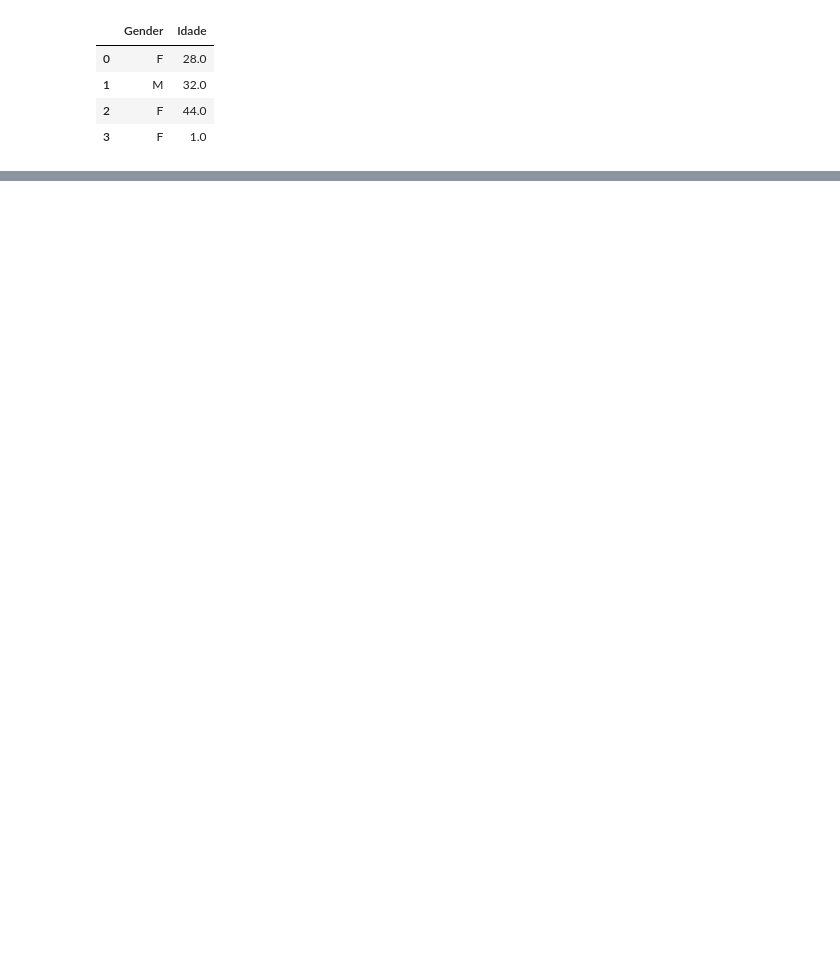
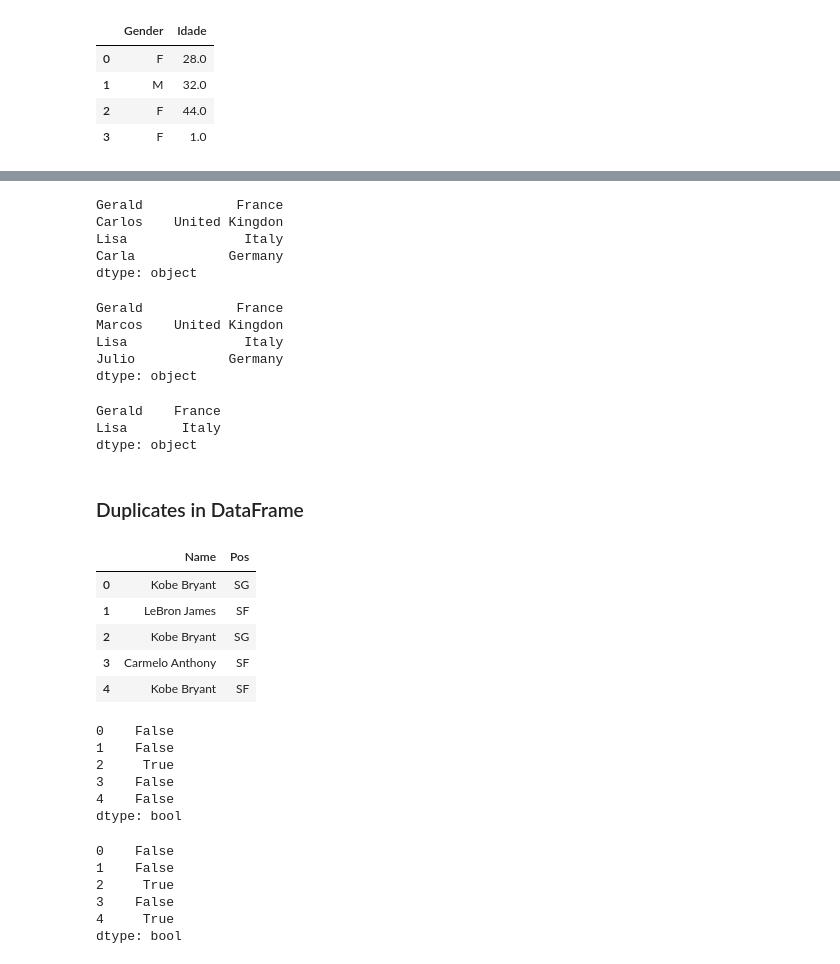
Before and after one commit to FranciniSantana/data-analysis-python-FreeCodeCamp, a Jupyter notebook: 2_Pandas__Data_Analysis_With_Python_freeCodeCamp.ipynb, the cells around one changed output, grey strips where cells are left out. Cells and saved outputs as stored; diff of their text form; code cells hidden in the pictures; blank space fills up the shorter version.

```diff
--- a/2_Pandas__Data_Analysis_With_Python_freeCodeCamp.ipynb
+++ b/2_Pandas__Data_Analysis_With_Python_freeCodeCamp.ipynb
@@ -1026,0 +1078,69 @@ dataf
+# %%
+ambassadors.drop_duplicates() # "excluo" os valores duplicados seguindo o default (primeiro valor de cima pra baixo que encontrar como repetido)
+# %% [output]
+Gerald            France
+Carlos    United Kingdon
+Lisa               Italy
+Carla            Germany
+dtype: object
+# %%
+ambassadors.drop_duplicates(keep='last') # segue o mesmo padrão do keep last
+# %% [output]
+Gerald            France
+Marcos    United Kingdon
+Lisa               Italy
+Julio            Germany
+dtype: object
+# %%
+ambassadors.drop_duplicates(keep=False) # deleto todos os valores que se repetiram
+# %% [output]
+Gerald    France
+Lisa       Italy
+dtype: object
+# %% [markdown]
+### Duplicates in DataFrame
+# %%
+players = pd.DataFrame({
+    'Name': [
+        'Kobe Bryant',
+        'LeBron James',
+        'Kobe Bryant',
+        'Carmelo Anthony',
+        'Kobe Bryant',
+    ],
+    'Pos': [
+        'SG',
+        'SF',
+        'SG',
+        'SF',
+        'SF'
+    ]
+})
+# %%
+players
+# %% [output]
+|  | Name | Pos |
+| 0 | Kobe Bryant | SG |
+| 1 | LeBron James | SF |
+| 2 | Kobe Bryant | SG |
+| 3 | Carmelo Anthony | SF |
+| 4 | Kobe Bryant | SF |
+# %%
+players.duplicated() # no DataFrame podemos ver que só sinaliza se é duplicado apenas se todas as colunas forem duplicadas (por padrão)
+# %% [output]
+0    False
+1    False
+2     True
+3    False
+4    False
+dtype: bool
+# %%
+#podemos customizar através do parametro subset
+players.duplicated(subset=['Name'])
+# %% [output]
+0    False
+1    False
+2     True
+3    False
+4     True
+dtype: bool
```
Also changed, not shown: parts of 9 cells of this notebook.
